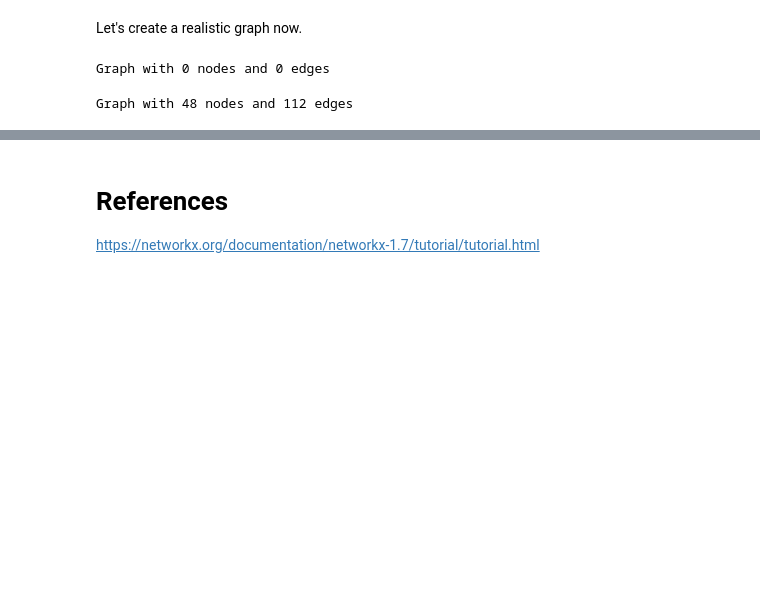
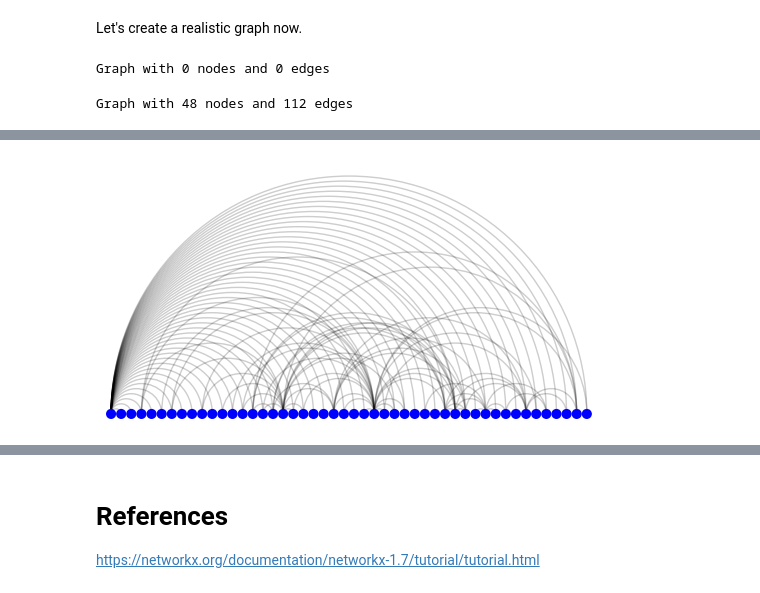
Before and after one commit to SankalpMehani/python-networkx-playground, a Jupyter notebook: NetworkX_Playground.ipynb, the cells around one changed output, grey strips where cells are left out. Drawn from its saved outputs; the diff is of its cells as text; code cells hidden in the pictures; blank space fills up the shorter version.

```diff
--- a/NetworkX_Playground.ipynb
+++ b/NetworkX_Playground.ipynb
@@ -125,0 +138,11 @@ dict_items([((1, 3), {}), ((1, 4), {}), ((1, 5), {}), ((1, 6), {}), ((1, 7), {})
+# %%
+# Create an ArcPlot object
+a = nv.ArcPlot(G)
+
+# Draw a to the screen
+# a.draw()
+
+# Display the plot
+plt.show()
+# %% [output]
+[figure, added]
```
Also changed, not shown: parts of 8 cells of this notebook.
